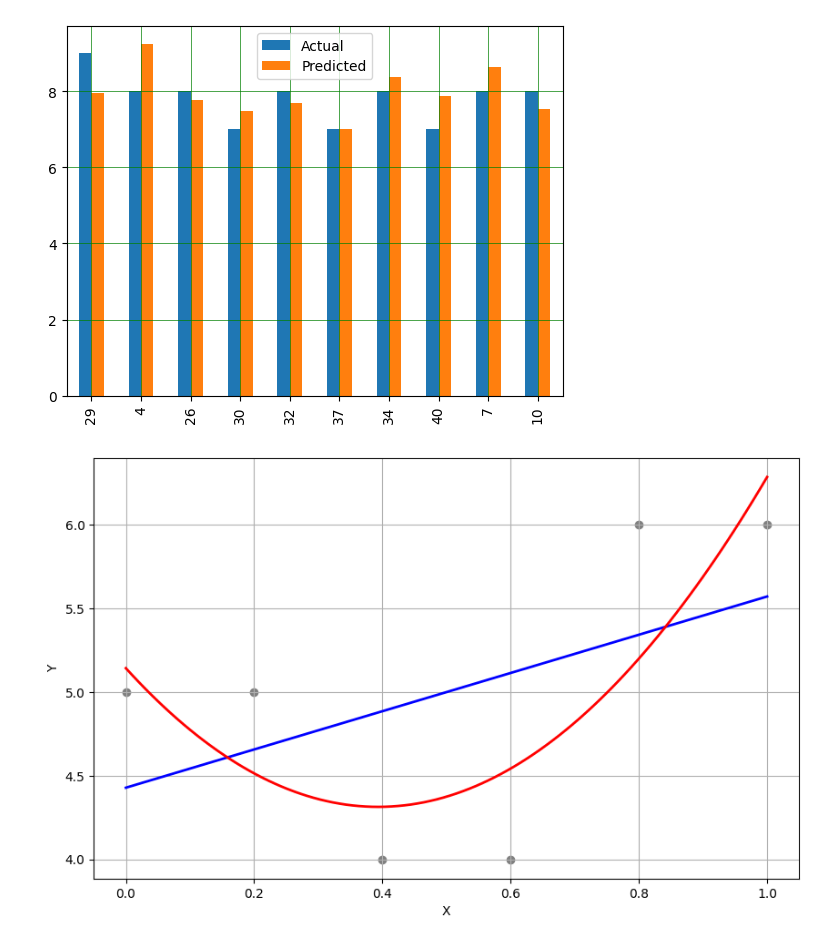
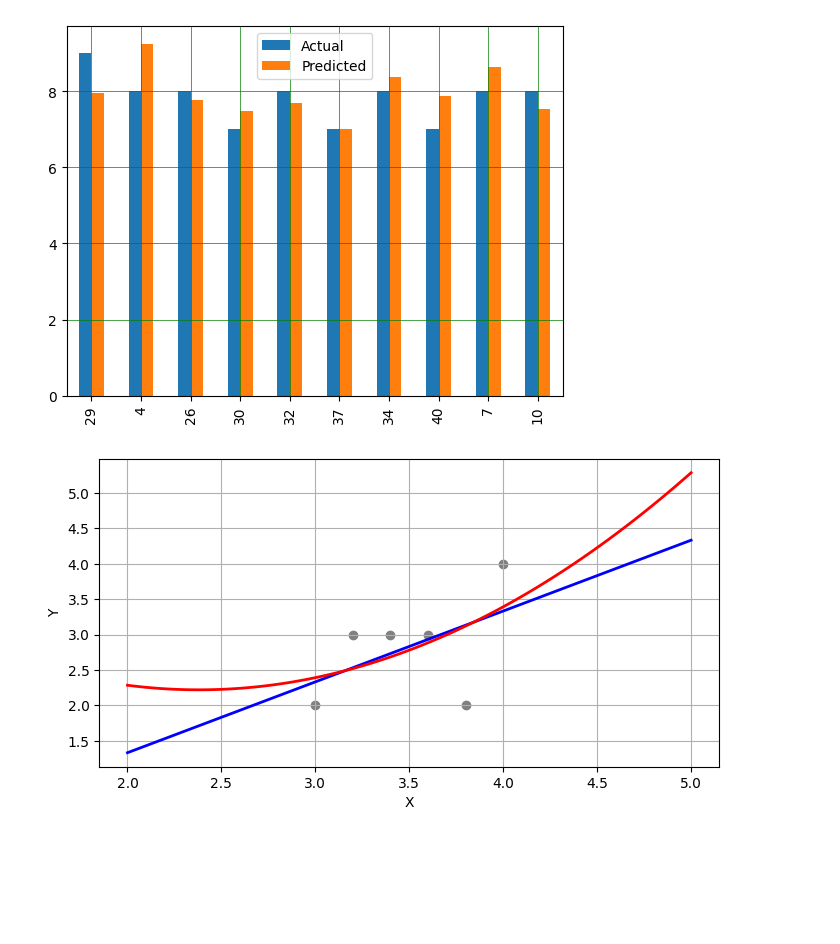
Before and after one commit to LaryStef/AI, a Jupyter notebook: Kotov_T_Workbook4.ipynb, the cells around one changed output. Cells and saved outputs as stored; diff of their text form; code cells hidden in the pictures; blank space fills up the shorter version.

```diff
--- a/Kotov_T_Workbook4.ipynb
+++ b/Kotov_T_Workbook4.ipynb
@@ -322,25 +337,25 @@ x4    -0.005058
 # %%
 import numpy as np
 import matplotlib.pyplot as plt
 
-x = np.array([0.0, 0.2, 0.4, 0.6, 0.8, 1.0])
-y = np.array([5.0, 5.0, 4.0, 4.0, 6.0, 6.0])
+x = np.array([3.0, 3.2, 3.4, 3.6, 3.8, 4.0])
+y = np.array([2.0, 3.0, 3.0, 3.0, 2.0, 4.0])
 
 poly1_coeffs = np.polyfit(x, y, 1)
 poly2_coeffs = np.polyfit(x, y, 2)
 
-plt.figure(figsize=(10, 6))
+plt.figure(figsize=(8, 4))
 plt.scatter(x, y, color='gray')
 
-x_prec = np.linspace(0, 1, 100)
+x_prec = np.linspace(2, 5, 100)
 y_poly1 = np.polyval(poly1_coeffs, x_prec)
 plt.plot(x_prec, y_poly1, color='blue', lw=2)
 
 y_poly2 = np.polyval(poly2_coeffs, x_prec)
 plt.plot(x_prec, y_poly2, color='red', lw=2)
 plt.xlabel('X')
 plt.ylabel('Y')
 plt.grid(True)
 plt.show()
 # %% [output]
-[figure, old version]
+[figure, new version]
```
Also changed, not shown: parts of 4 cells of this notebook, 8 other files.
